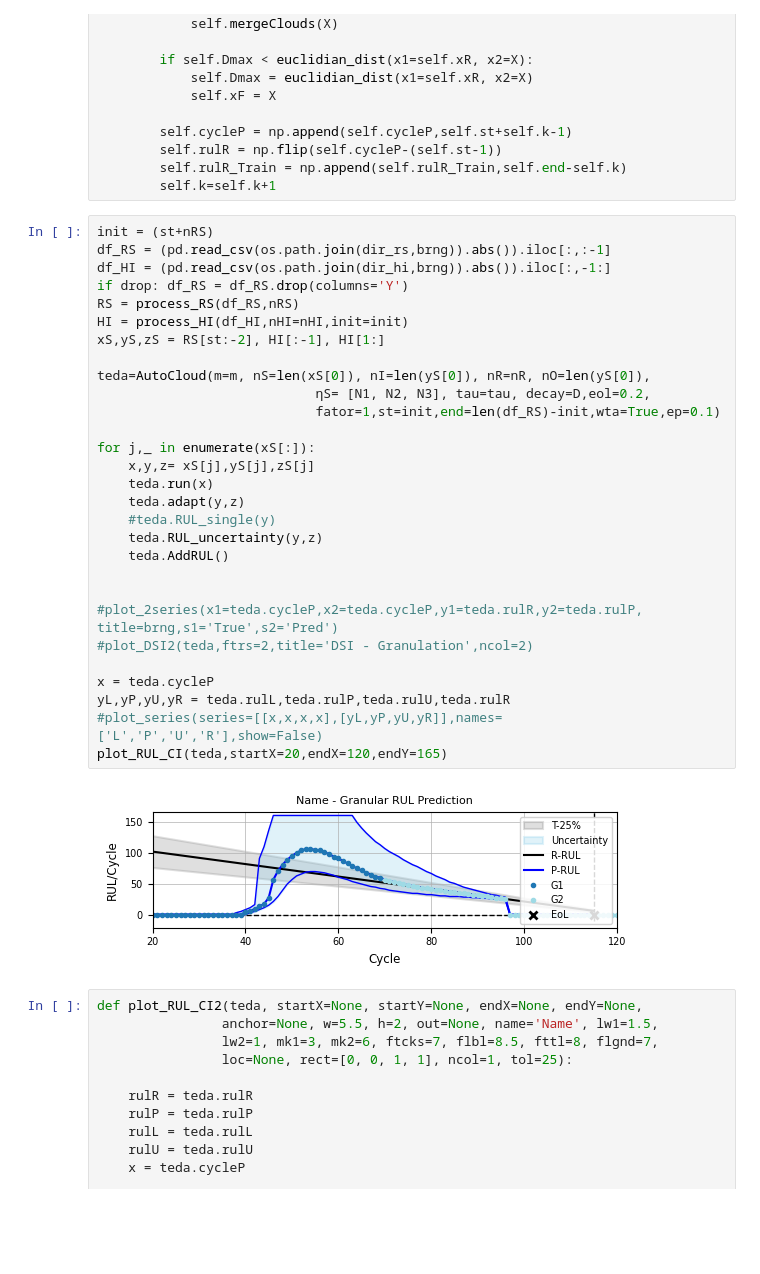
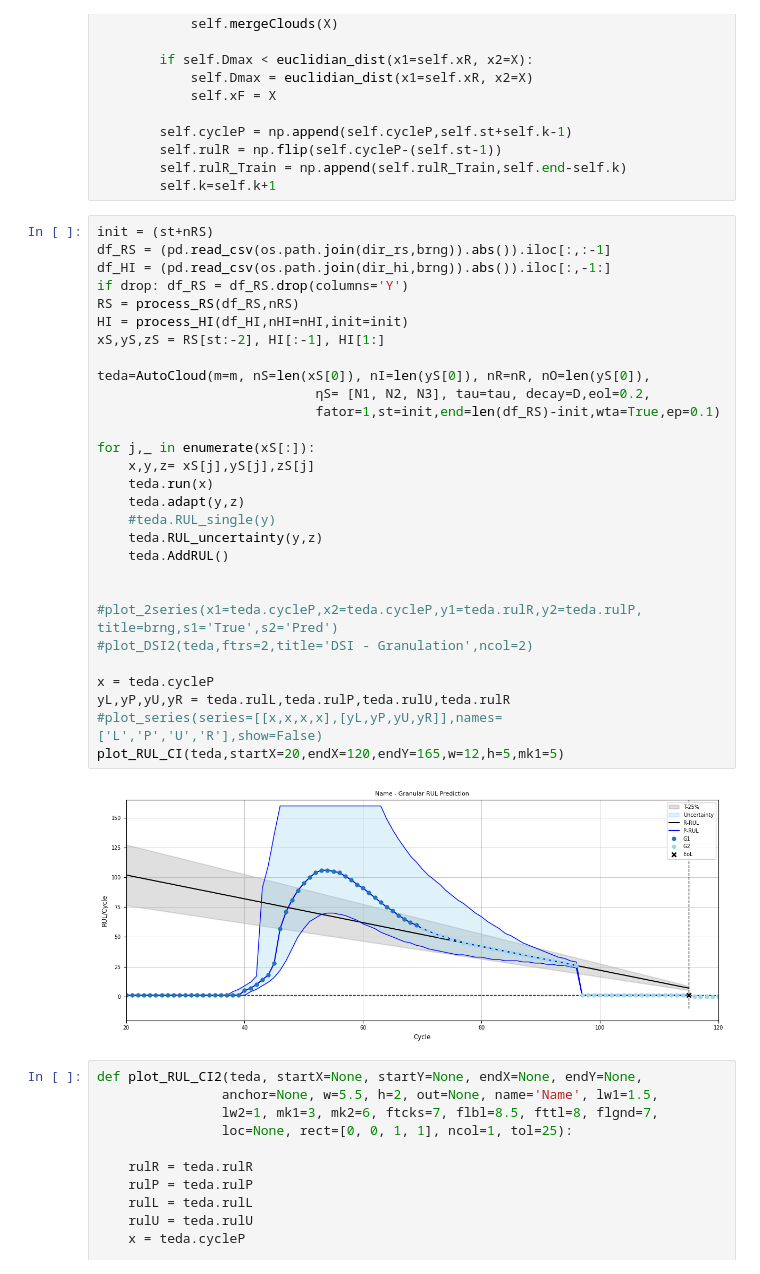
Before and after one commit to cduartes0203/Batteries_Prognostics, a Jupyter notebook: test_AutoCloudPred_R00.ipynb, the cells around one changed output. Saved outputs shown, nothing was run; the diff lists cells and outputs as text; blank space fills up the shorter version.

```diff
--- a/test_AutoCloudPred_R00.ipynb
+++ b/test_AutoCloudPred_R00.ipynb
@@ -531,34 +531,34 @@ class AutoCloud:
 # %%
 init = (st+nRS)
 df_RS = (pd.read_csv(os.path.join(dir_rs,brng)).abs()).iloc[:,:-1]
 df_HI = (pd.read_csv(os.path.join(dir_hi,brng)).abs()).iloc[:,-1:]
 if drop: df_RS = df_RS.drop(columns='Y')
 RS = process_RS(df_RS,nRS)
 HI = process_HI(df_HI,nHI=nHI,init=init)
 xS,yS,zS = RS[st:-2], HI[:-1], HI[1:]
 
 teda=AutoCloud(m=m, nS=len(xS[0]), nI=len(yS[0]), nR=nR, nO=len(yS[0]),
                             ηS= [N1, N2, N3], tau=tau, decay=D,eol=0.2,
                             fator=1,st=init,end=len(df_RS)-init,wta=True,ep=0.1)
 
 for j,_ in enumerate(xS[:]):
     x,y,z= xS[j],yS[j],zS[j]
     teda.run(x)
     teda.adapt(y,z)
     #teda.RUL_single(y)
     teda.RUL_uncertainty(y,z)
     teda.AddRUL()
 
 
 #plot_2series(x1=teda.cycleP,x2=teda.cycleP,y1=teda.rulR,y2=teda.rulP, title=brng,s1='True',s2='Pred')
 #plot_DSI2(teda,ftrs=2,title='DSI - Granulation',ncol=2)
 
 x = teda.cycleP
 yL,yP,yU,yR = teda.rulL,teda.rulP,teda.rulU,teda.rulR
 #plot_series(series=[[x,x,x,x],[yL,yP,yU,yR]],names=['L','P','U','R'],show=False)
-plot_RUL_CI(teda,startX=20,endX=120,endY=165)
+plot_RUL_CI(teda,startX=20,endX=120,endY=165,w=12,h=5,mk1=5)
 # %% [output]
-[figure, old version]
+[figure, new version]
 # %%
 def plot_RUL_CI2(teda, startX=None, startY=None, endX=None, endY=None,
                 anchor=None, w=5.5, h=2, out=None, name='Name', lw1=1.5,
```
